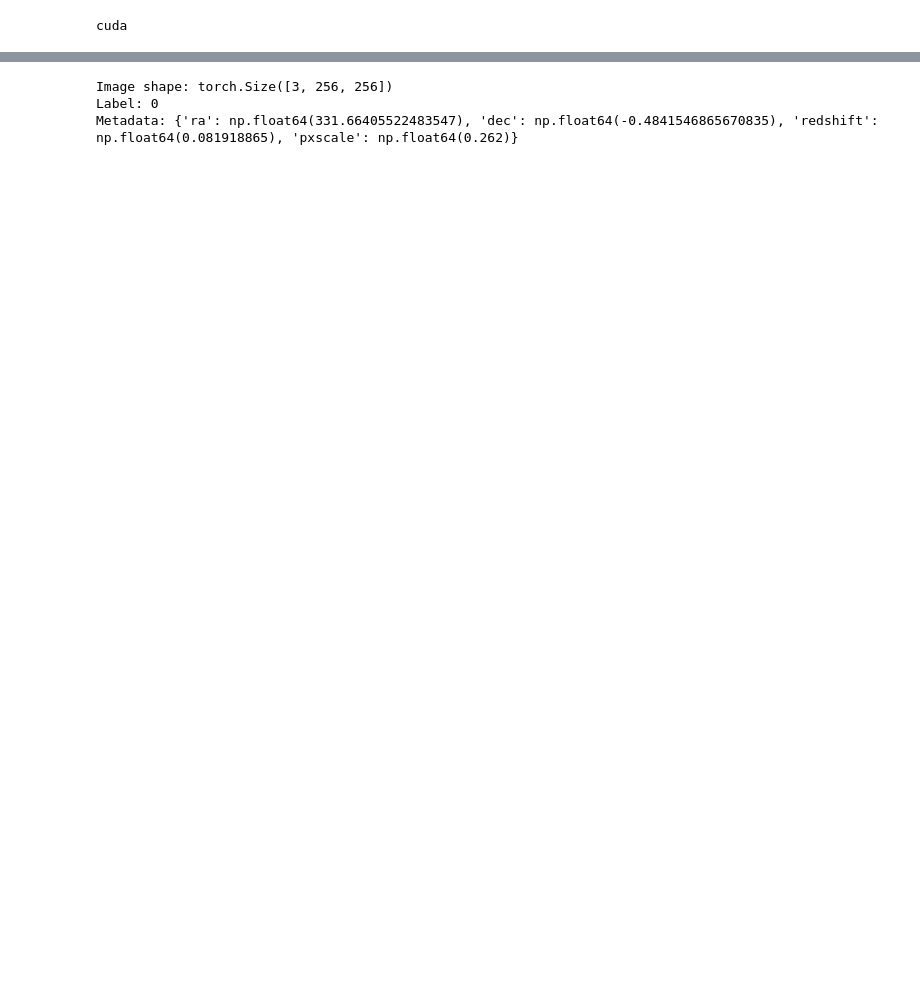
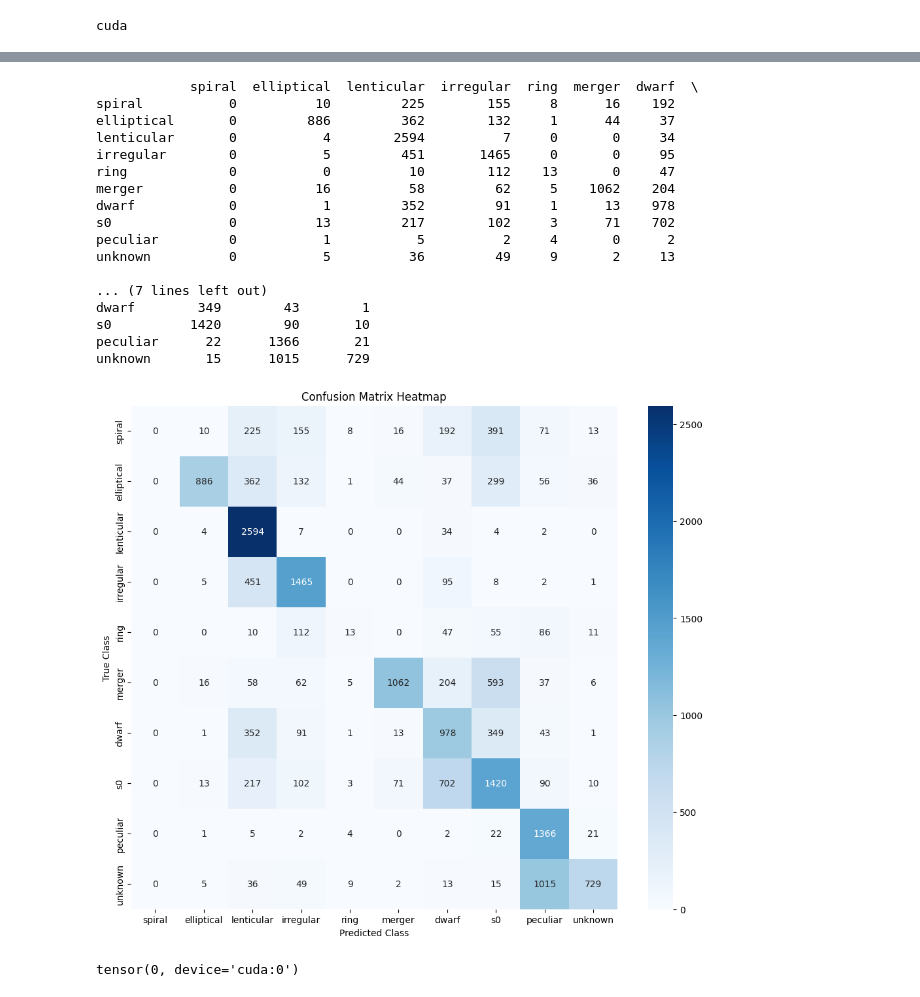
Before and after one commit to DenysGolub/Galaxy-Classification, a Jupyter notebook: notebooks/galaxy_train.ipynb, the cells around one changed output, grey strips where cells are left out. Saved outputs shown, nothing was run; the diff lists cells and outputs as text; code cells hidden in the pictures; blank space fills up the shorter version.

```diff
--- a/notebooks/galaxy_train.ipynb
+++ b/notebooks/galaxy_train.ipynb
@@ -340,3 +400,15 @@ True class: spiral
 # %%
-pred_idx
+import torch
+from torchmetrics.classification import MulticlassConfusionMatrix
+
+class_to_idx = {name: idx for idx, name in enumerate(class_names)}
+
+pred_labels = torch.tensor([class_to_idx[x] for x in predicted], dtype=torch.int64)
+true_labels = torch.tensor([class_to_idx[x] for x in true], dtype=torch.int64)
+
+metric = MulticlassConfusionMatrix(num_classes=len(class_names))
+
+# Обчислюємо матрицю конфузії
+cm = metric(pred_labels, true_labels)
+print(cm)
 # %% [output]
@@ -344,11 +425,42 @@ pred_idx
-# %%
-idx = 0  # index of the image you want
-image, label, metadata = dataset[idx]
-
-print("Image shape:", image.shape)  # should be (3, 256, 256)
-print("Label:", label.item())
-print("Metadata:", metadata)
-# %% [output]
-Image shape: torch.Size([3, 256, 256])
-Label: 0
-Metadata: {'ra': np.float64(331.66405522483547), 'dec': np.float64(-0.4841546865670835), 'redshift': np.float64(0.081918865), 'pxscale': np.float64(0.262)}
+# %%
+import pandas as pd
+
+class_names = [
+    "spiral", "elliptical", "lenticular", "irregular", "ring",
+    "merger", "dwarf", "s0", "peculiar", "unknown"
+]
+
+cm_df = pd.DataFrame(cm.numpy(), index=class_names, columns=class_names)
+
+print(cm_df)
+
+import seaborn as sns
+plt.figure(figsize=(12,10))
+sns.heatmap(cm_df, annot=True, fmt='d', cmap='Blues', cbar=True)
+plt.ylabel('True Class')
+plt.xlabel('Predicted Class')
+plt.title('Confusion Matrix Heatmap')
+plt.show()
+# %% [output]
+            spiral  elliptical  lenticular  irregular  ring  merger  dwarf  \
+spiral           0          10         225        155     8      16    192
+elliptical       0         886         362        132     1      44     37
+lenticular       0           4        2594          7     0       0     34
+irregular        0           5         451       1465     0       0     95
+ring             0           0          10        112    13       0     47
+merger           0          16          58         62     5    1062    204
+dwarf            0           1         352         91     1      13    978
+s0               0          13         217        102     3      71    702
+peculiar         0           1           5          2     4       0      2
+unknown          0           5          36         49     9       2     13
+
+... (7 lines left out)
+dwarf        349        43        1
+s0          1420        90       10
+peculiar      22      1366       21
+unknown       15      1015      729
+[figure, added]
+# %%
+labels[5]
+# %% [output]
+tensor(0, device='cuda:0')
```
Also changed, not shown: parts of 13 cells of this notebook.
